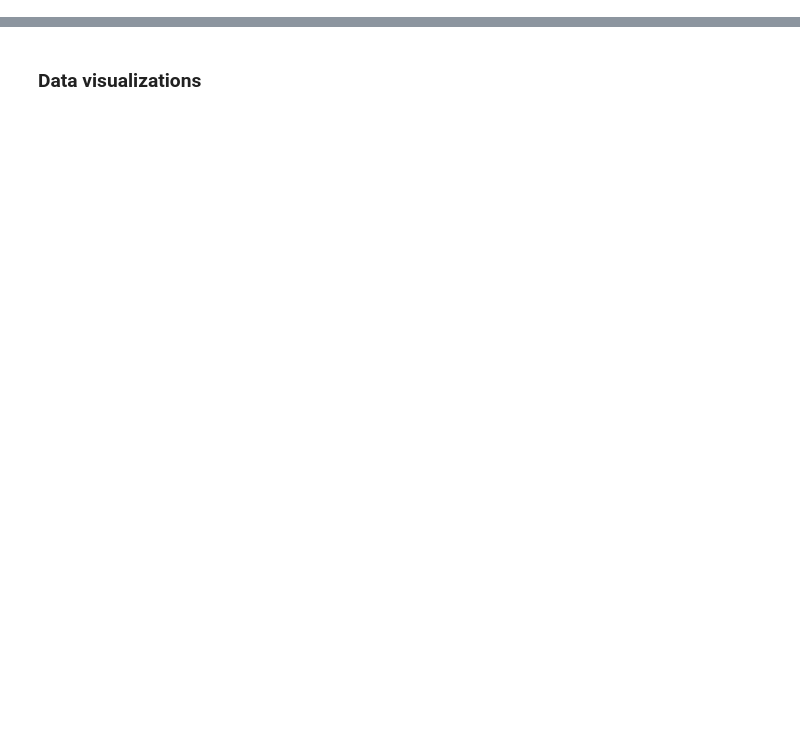
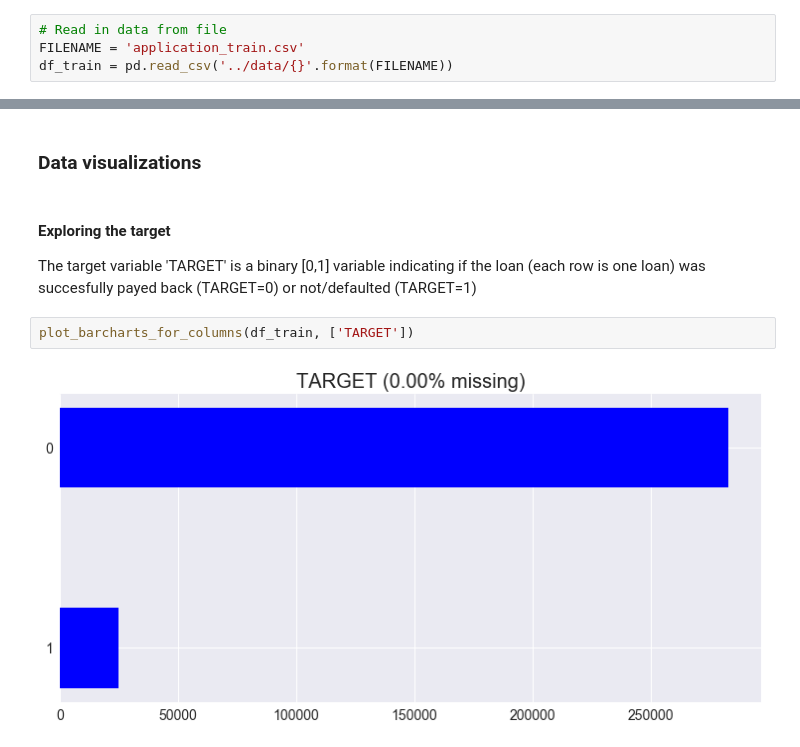
Before and after one commit to DavidVolentLindberg/kaggle_HomeCreditDefaultRisk, a Jupyter notebook: notebooks/EDA HomeCreditDefaultRisk.ipynb, the cells around one changed output, grey strips where cells are left out. Drawn from its saved outputs; the diff is of its cells as text; blank space fills up the shorter version.

```diff
--- a/notebooks/EDA HomeCreditDefaultRisk.ipynb
+++ b/notebooks/EDA HomeCreditDefaultRisk.ipynb
@@ -72,6 +72,10 @@ def plot_histograms_for_columns(df,cols,rowheight=5):
     plt.tight_layout(pad=0.4, w_pad=0.5, h_pad=3.0)
 # %% [markdown]
 ## Import data
+# %%
+# Read in data from file
+FILENAME = 'application_train.csv'
+df_train = pd.read_csv('../data/{}'.format(FILENAME))
 # %% [markdown]
 ## Data understanding - EDA
 # %% [markdown]
@@ -79,2 +103,9 @@ def plot_histograms_for_columns(df,cols,rowheight=5):
 # %% [markdown]
 ### Data visualizations
+# %% [markdown]
+#### Exploring the target
+The target variable 'TARGET' is a binary [0,1] variable indicating if the loan (each row is one loan) was succesfully payed back (TARGET=0) or not/defaulted (TARGET=1)
+# %%
+plot_barcharts_for_columns(df_train, ['TARGET'])
+# %% [output]
+[figure, added]
```
Also changed, not shown: parts of 5 cells of this notebook.
